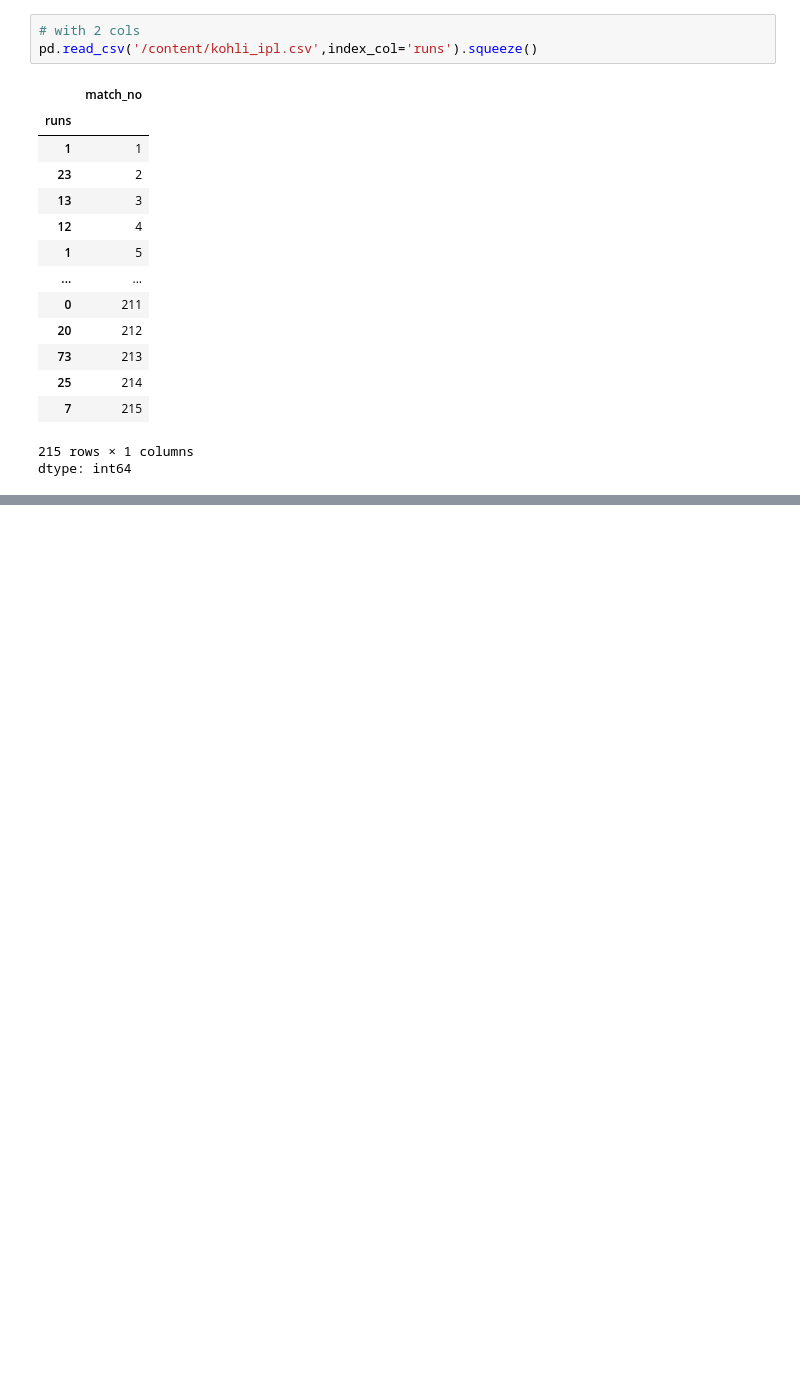
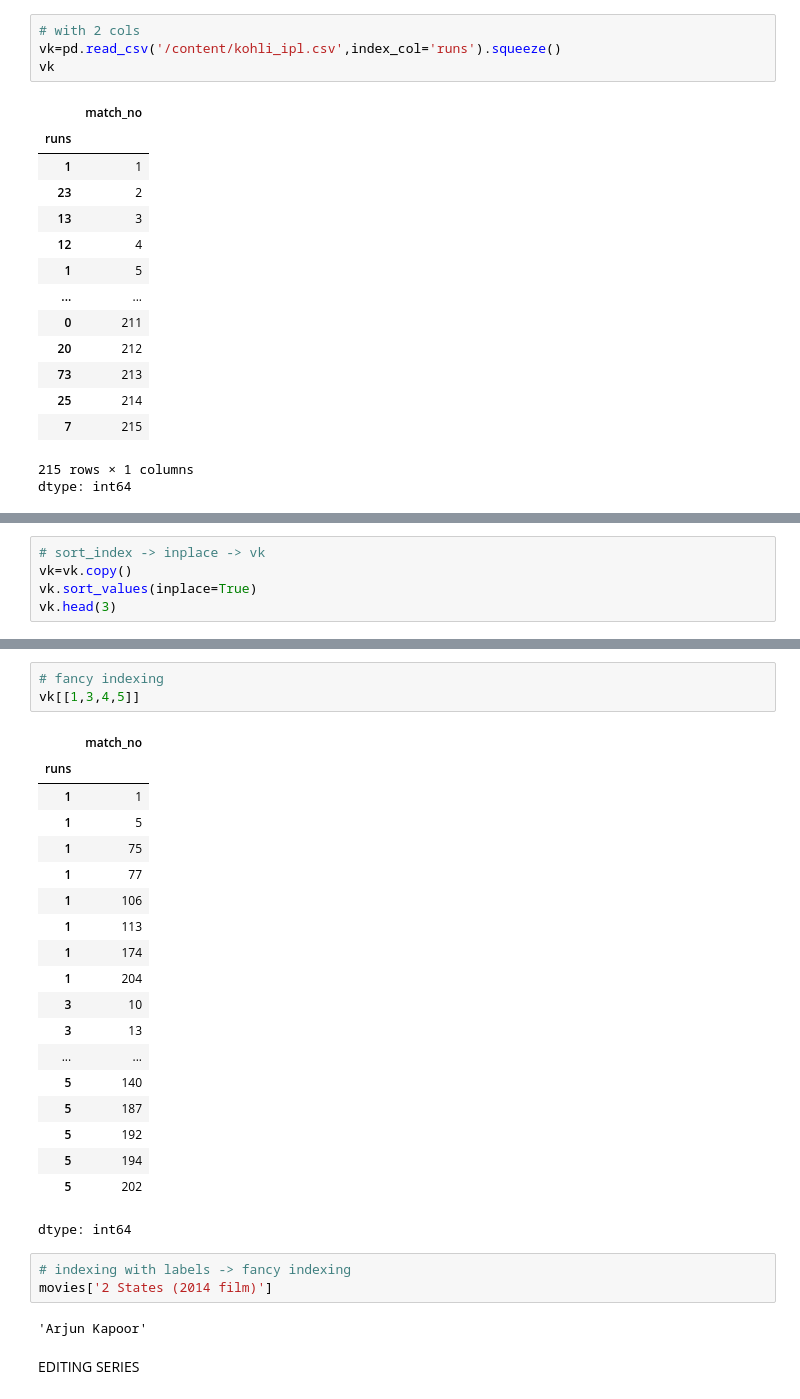
Before and after one commit to deepanshisahni1006-ops/learn-python-libraries, a Jupyter notebook: Pandas_Series.ipynb, the cells around one changed output, grey strips where cells are left out. Drawn from its saved outputs; the diff is of its cells as text; blank space fills up the shorter version.

```diff
--- a/Pandas_Series.ipynb
+++ b/Pandas_Series.ipynb
@@ -137,7 +145,8 @@ pd.read_csv('/content/subs.csv').squeeze()
 dtype: int64
 # %%
 # with 2 cols
-pd.read_csv('/content/kohli_ipl.csv',index_col='runs').squeeze()
+vk=pd.read_csv('/content/kohli_ipl.csv',index_col='runs').squeeze()
+vk
 # %% [output]
 |  | match_no |
 | runs |  |
@@ -174,0 +281,5 @@ dtype: object
+# %%
+# sort_index -> inplace -> vk
+vk=vk.copy()
+vk.sort_values(inplace=True)
+vk.head(3)
@@ -174,0 +406,30 @@ dtype: object
+# %%
+# fancy indexing
+vk[[1,3,4,5]]
+# %% [output]
+|  | match_no |
+| runs |  |
+| 1 | 1 |
+| 1 | 5 |
+| 1 | 75 |
+| 1 | 77 |
+| 1 | 106 |
+| 1 | 113 |
+| 1 | 174 |
+| 1 | 204 |
+| 3 | 10 |
+| 3 | 13 |
+| ... | ... |
+| 5 | 140 |
+| 5 | 187 |
+| 5 | 192 |
+| 5 | 194 |
+| 5 | 202 |
+dtype: int64
+# %%
+# indexing with labels -> fancy indexing
+movies['2 States (2014 film)']
+# %% [output]
+'Arjun Kapoor'
+# %% [markdown]
+EDITING SERIES
```
Also changed, not shown: parts of 34 cells of this notebook.
